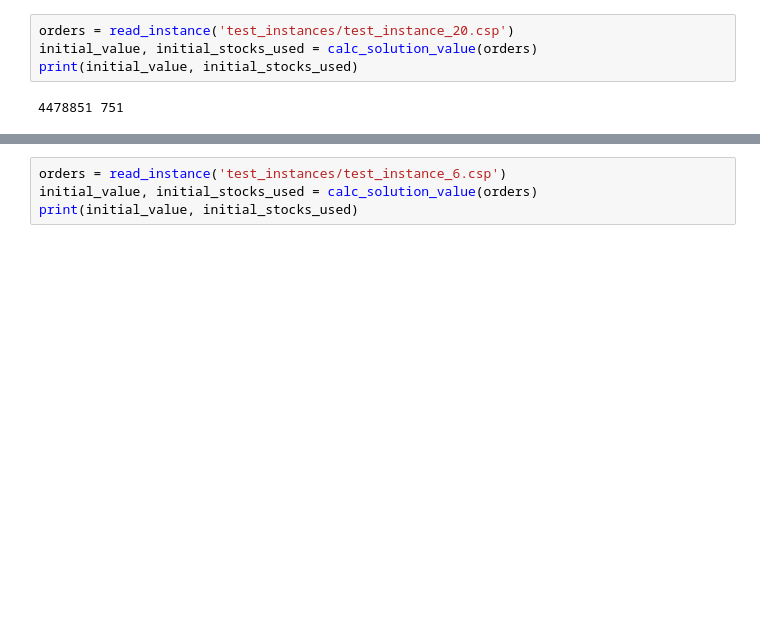
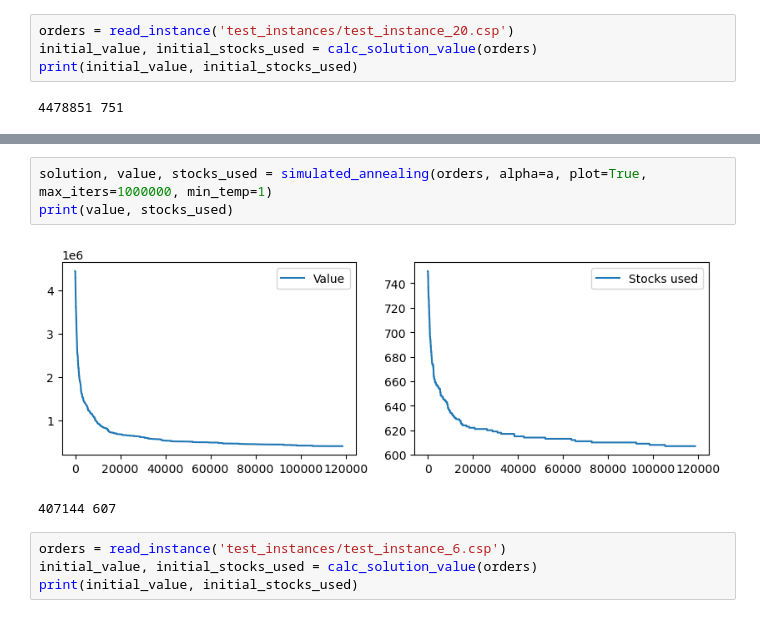
Before and after one commit to MilenkovicMaja/csp_optimization, a Jupyter notebook: csp.ipynb, the cells around one changed output, grey strips where cells are left out. Drawn from its saved outputs; the diff is of its cells as text; blank space fills up the shorter version.

```diff
--- a/csp.ipynb
+++ b/csp.ipynb
@@ -188,3 +236,9 @@ print(value, stocks_used)
+# %%
+solution, value, stocks_used = simulated_annealing(orders, alpha=a, plot=True, max_iters=1000000, min_temp=1)
+print(value, stocks_used)
+# %% [output]
+[figure, added]
+407144 607
 # %%
 orders = read_instance('test_instances/test_instance_6.csp')
 initial_value, initial_stocks_used = calc_solution_value(orders)
```
Also changed, not shown: parts of 18 cells of this notebook.
